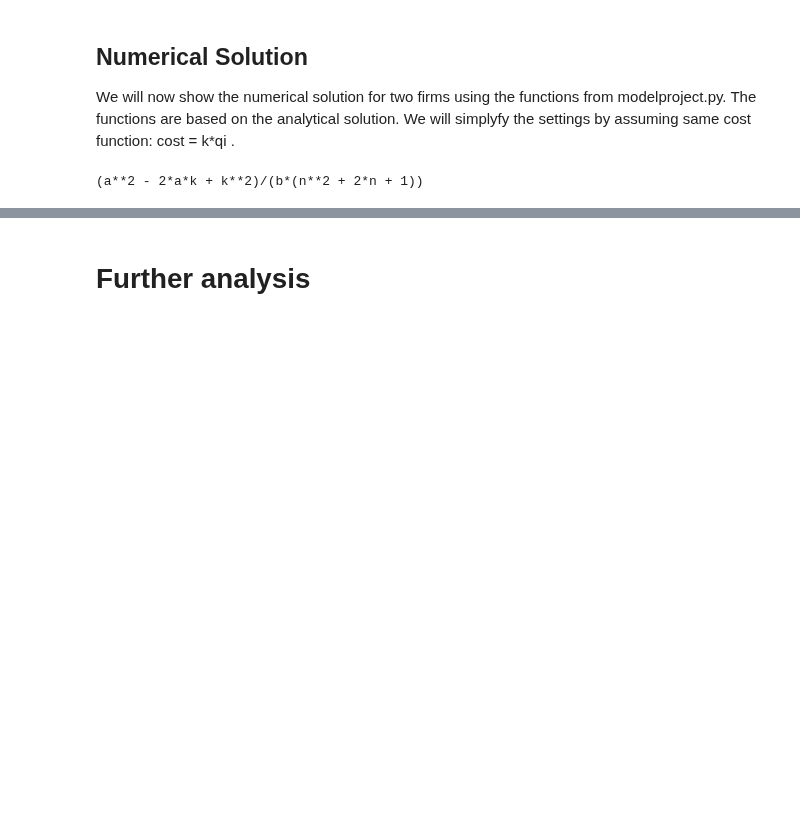
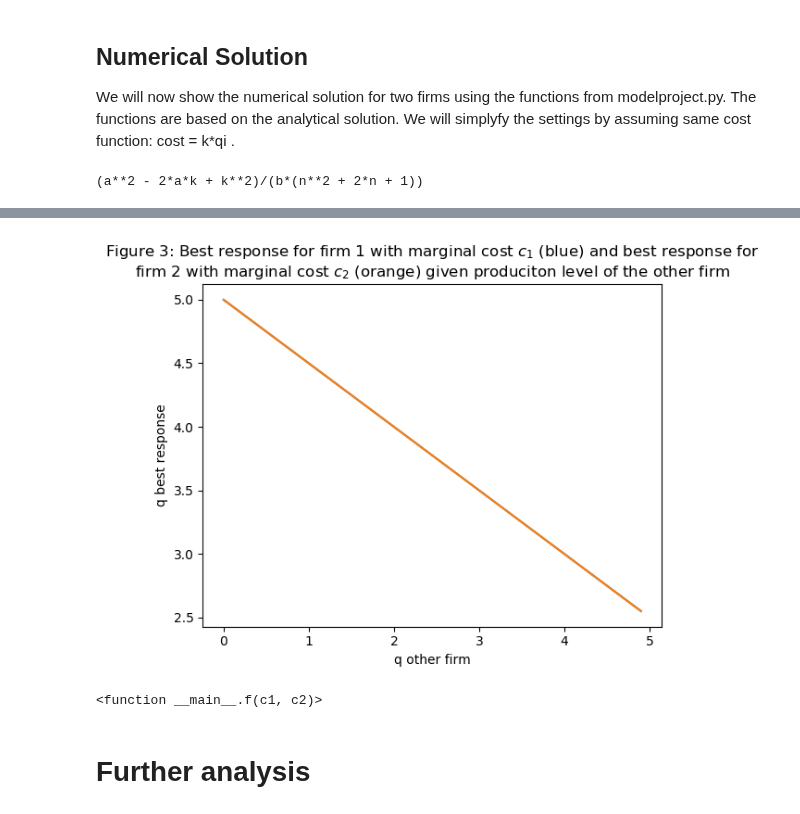
Before and after one commit to Rapyki/projects-2020-slangerne, a Jupyter notebook: modelproject/modelproject_B.ipynb, the cells around one changed output, grey strips where cells are left out. Drawn from its saved outputs; the diff is of its cells as text; code cells hidden in the pictures; blank space fills up the shorter version.

```diff
--- a/modelproject/modelproject_B.ipynb
+++ b/modelproject/modelproject_B.ipynb
@@ -184,3 +305,35 @@ def reaction_A(qa,qb,a,b,k):
+# %%
+
+prod1 = np.arange(0,5,0.1)
+prod2 = np.arange(0,5,0.1)
+
+def f(c1,c2):
+#Create empty lists:
+    x = []
+    y = []
+
+    for q2 in prod2:
+        q1 = round(best_response1(q2,10,c1),3)
+        x.append(q1) #Adding data to the x-list
+
+    for q1 in prod1:
+        q2 = round(best_response2(q1,10,c2),3)
+        y.append(q2) #Adding data to the y-list
+
+    #Creating figure 3:
+    plt.title("Figure 3: Best response for firm 1 with marginal cost $c_1$ (blue) and best response for\nfirm 2 with marginal cost $c_2$ (orange) given produciton level of the other firm")
+    plt.ylabel("q best response")
+    plt.xlabel("q other firm")
+    plt.plot(prod2,x)
+    plt.plot(prod1,y)
+
+widgets.interact(f,
+    c1 = widgets.FloatSlider(description="$c_1$",min=0,max=5),
+    c2 = widgets.FloatSlider(description="$c_2$",min=0,max=5),
+ )
+# %% [output]
+[figure, added]
+<function __main__.f(c1, c2)>
 # %% [markdown]
 # Further analysis
 # %% [markdown]
```
Also changed, not shown: parts of 12 cells of this notebook, 1 other file.
